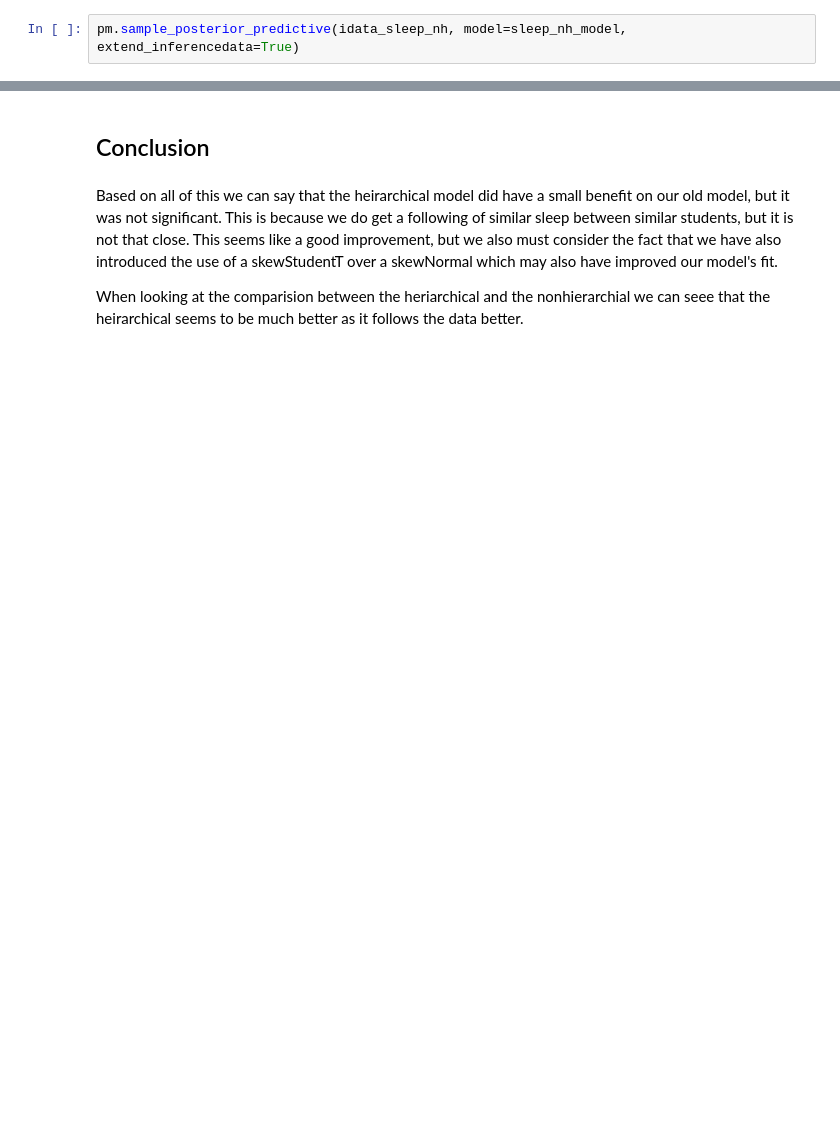
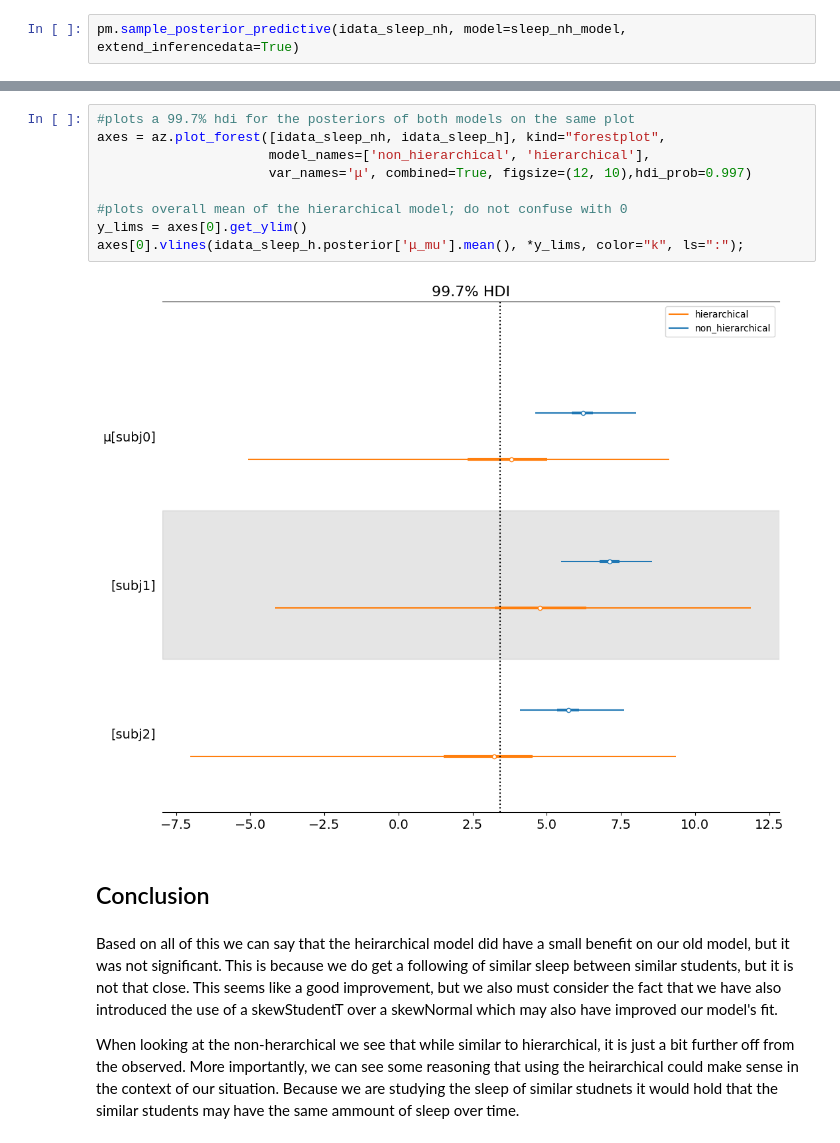
Before and after one commit to Orange314159/DataScience, a Jupyter notebook: MattRobsU4proj.ipynb, the cells around one changed output, grey strips where cells are left out. Saved outputs shown, nothing was run; the diff lists cells and outputs as text; blank space fills up the shorter version.

```diff
--- a/MattRobsU4proj.ipynb
+++ b/MattRobsU4proj.ipynb
@@ -210,6 +197,17 @@ credit to rylan for the xlim code
+# %%
+#plots a 99.7% hdi for the posteriors of both models on the same plot
+axes = az.plot_forest([idata_sleep_nh, idata_sleep_h], kind="forestplot",
+                      model_names=['non_hierarchical', 'hierarchical'],
+                      var_names='μ', combined=True, figsize=(12, 10),hdi_prob=0.997)
+
+#plots overall mean of the hierarchical model; do not confuse with 0
+y_lims = axes[0].get_ylim()
+axes[0].vlines(idata_sleep_h.posterior['μ_mu'].mean(), *y_lims, color="k", ls=":");
+# %% [output]
+[figure, added]
 # %% [markdown]
 ## Conclusion
 # %% [markdown]
 Based on all of this we can say that the heirarchical model did have a small benefit on our old model, but it was not significant. This is because we do get a following of similar sleep between similar students, but it is not that close. This seems like a good improvement, but we also must consider the fact that we have also introduced the use of a skewStudentT over a skewNormal which may also have improved our model's fit.
 
-When looking at the comparision between the heriarchical and the nonhierarchial we can seee that the heirarchical seems to be much better as it follows the data better.
+When looking at the non-herarchical we see that while similar to hierarchical, it is just a bit further off from the observed. More importantly, we can see some reasoning that using the heirarchical could make sense in the context of our situation. Because we are studying the sleep of similar studnets it would hold that the similar students may have the same ammount of sleep over time.
```
Also changed, not shown: parts of 5 cells of this notebook.
